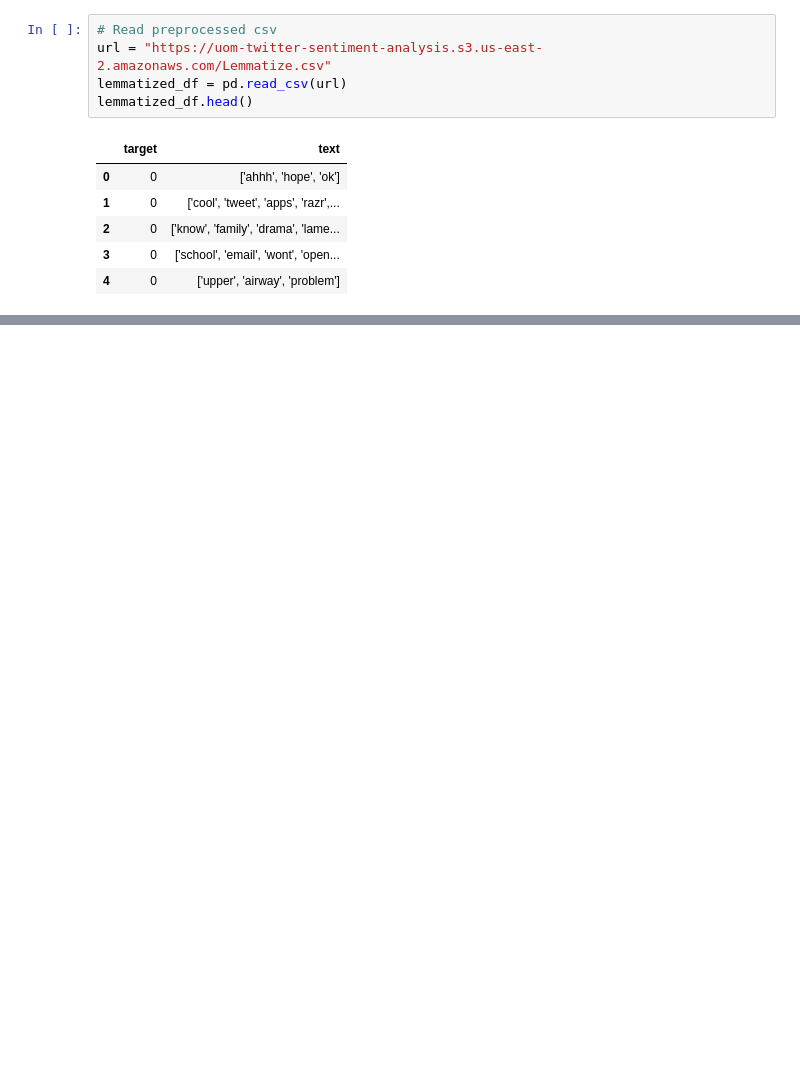
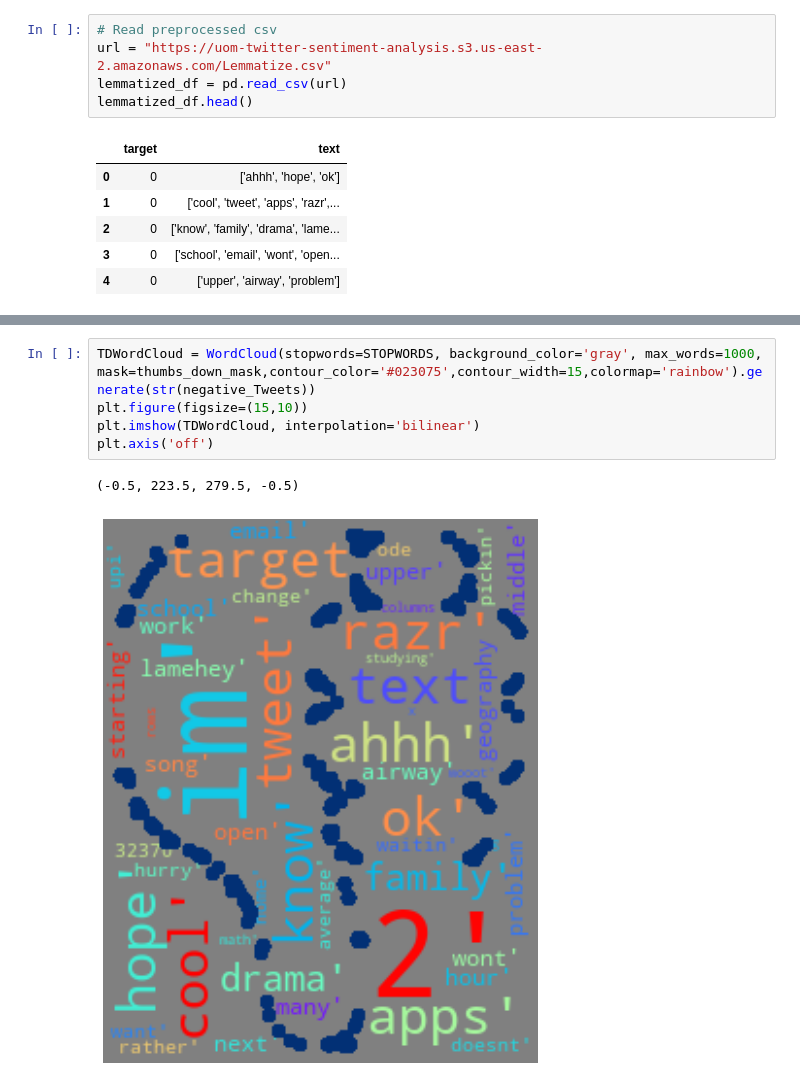
Before and after one commit to singhsanoo/tweet-sentiment-predictor, a Jupyter notebook: WordClouds.ipynb, the cells around one changed output, grey strips where cells are left out. Cells and saved outputs as stored; diff of their text form; blank space fills up the shorter version.

```diff
--- a/WordClouds.ipynb
+++ b/WordClouds.ipynb
@@ -58,0 +75,8 @@ plt.imshow(cloud)
+# %%
+TDWordCloud = WordCloud(stopwords=STOPWORDS, background_color='gray', max_words=1000, mask=thumbs_down_mask,contour_color='#023075',contour_width=15,colormap='rainbow').generate(str(negative_Tweets))
+plt.figure(figsize=(15,10))
+plt.imshow(TDWordCloud, interpolation='bilinear')
+plt.axis('off')
+# %% [output]
+(-0.5, 223.5, 279.5, -0.5)
+[figure, added]
```
Also changed, not shown: parts of 6 cells of this notebook, 2 other files.
